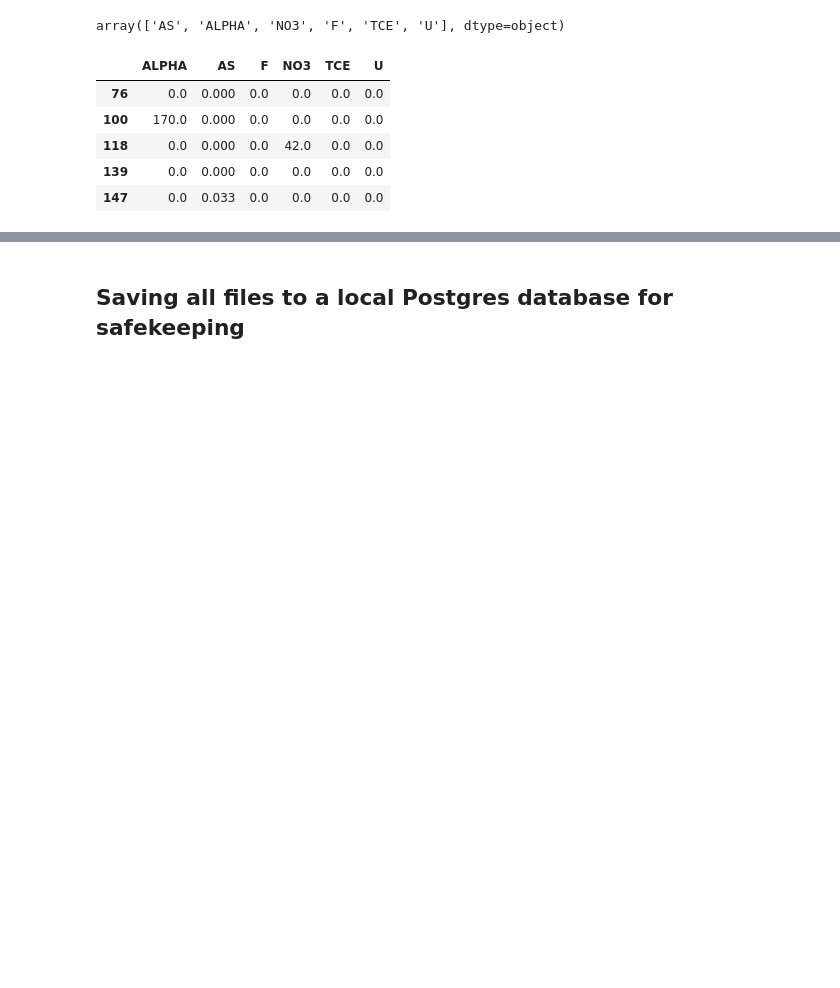
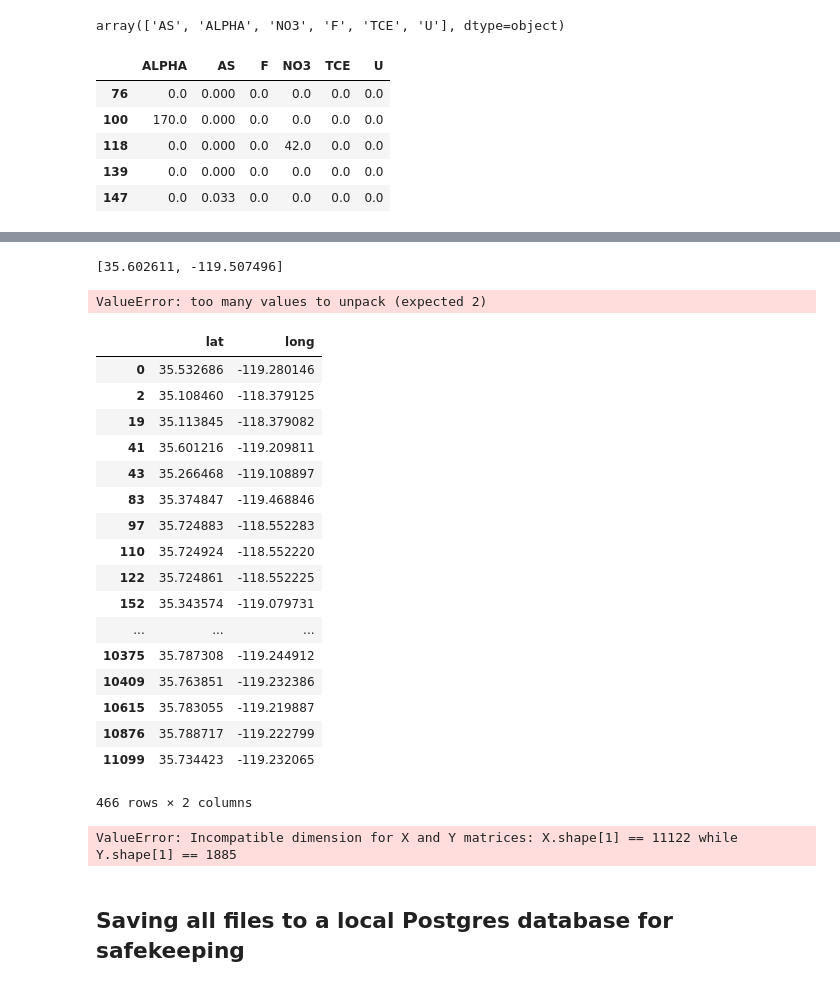
Before and after one commit to waterdatacollaborative/NicoleLook_Drinking-Water-Contaminant-Classification, a Jupyter notebook: Capstone.ipynb, the cells around one changed output, grey strips where cells are left out. Cells and saved outputs as stored; diff of their text form; code cells hidden in the pictures; blank space fills up the shorter version.

Commit message:
Trying to use pairwise_distance_argmin_min, errors and troubleshooting

```diff
--- a/Capstone.ipynb
+++ b/Capstone.ipynb
@@ -921,0 +935,30 @@ gw_grouped = new_gw.groupby([''])
+# %%
+X2
+# %% [output]
+[35.602611, -119.507496]
+# %%
+argmin, dist = pairwise_distances_argmin(X2, Y2, metric="euclidean", axis=0)
+# %% [output]
+ValueError: too many values to unpack (expected 2)
+# %%
+kern_uni_wells = kern_encoded[['lat','long']]
+kern_uni_wells.drop_duplicates()
+# %% [output]
+|  | lat | long |
+| 0 | 35.532686 | -119.280146 |
+| 2 | 35.108460 | -118.379125 |
+| 19 | 35.113845 | -118.379082 |
+| 41 | 35.601216 | -119.209811 |
+| 43 | 35.266468 | -119.108897 |
+| 83 | 35.374847 | -119.468846 |
+| 97 | 35.724883 | -118.552283 |
+| 110 | 35.724924 | -118.552220 |
+| 122 | 35.724861 | -118.552225 |
+| 152 | 35.343574 | -119.079731 |
+| ... | ... | ... |
+| 10375 | 35.787308 | -119.244912 |
+| 10409 | 35.763851 | -119.232386 |
+| 10615 | 35.783055 | -119.219887 |
+| 10876 | 35.788717 | -119.222799 |
+| 11099 | 35.734423 | -119.232065 |
+466 rows × 2 columns
@@ -922,3 +968,13 @@ gw_grouped = new_gw.groupby([''])
+# %%
+# for i in enumerate(kern_encoded):
+#     indices = []
+#     X =
+#     index = pairwise_distances_argmin_min(kern_encoded)
+
+argmin, dist = pairwise_distances_argmin(X, Y, metric="euclidean", axis=0)
+argmin
+# %% [output]
+ValueError: Incompatible dimension for X and Y matrices: X.shape[1] == 11122 while Y.shape[1] == 1885
 # %% [markdown]
 ## Saving all files to a local Postgres database for safekeeping
 # %%
```
Also changed, not shown: parts of 47 cells of this notebook.
